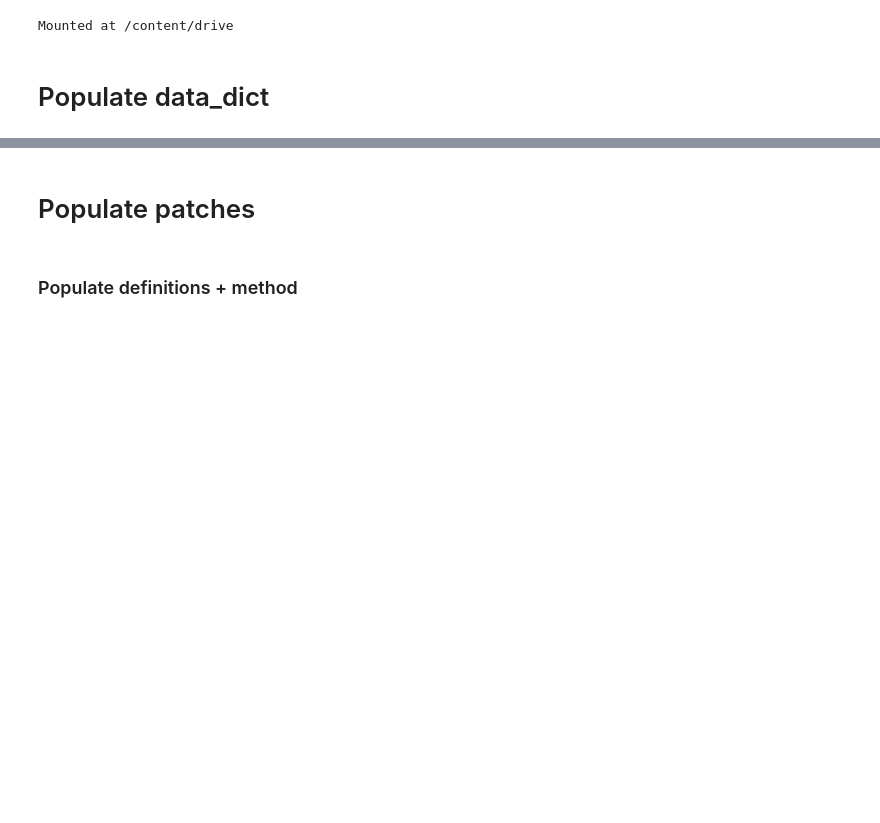
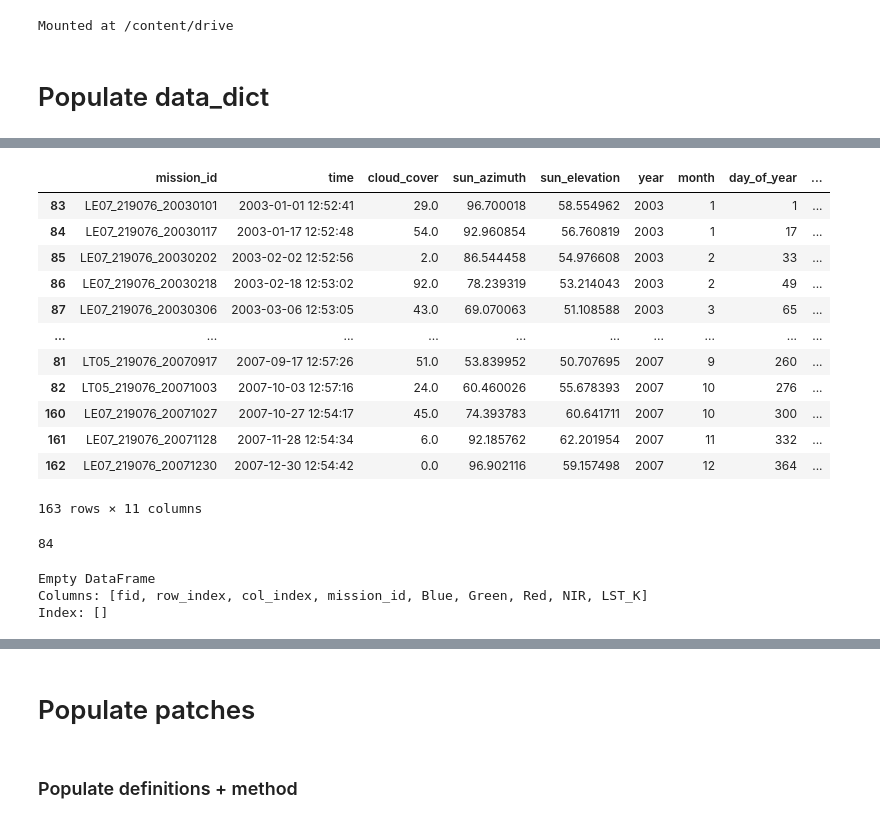
Before and after one commit to thomaslu678/Praxis-Lab-25-26, a Jupyter notebook: clean/16_VIT_No_Test.ipynb, the cells around one changed output, grey strips where cells are left out. Drawn from its saved outputs; the diff is of its cells as text; code cells hidden in the pictures; blank space fills up the shorter version.

```diff
--- a/clean/16_VIT_No_Test.ipynb
+++ b/clean/16_VIT_No_Test.ipynb
@@ -153,0 +727,39 @@ for i in range(num_cases):
+# %%
+metadata
+# %% [output]
+|  | mission_id | time | cloud_cover | sun_azimuth | sun_elevation | year | month | day_of_year | ... |
+| 83 | LE07_219076_20030101 | 2003-01-01 12:52:41 | 29.0 | 96.700018 | 58.554962 | 2003 | 1 | 1 | ... |
+| 84 | LE07_219076_20030117 | 2003-01-17 12:52:48 | 54.0 | 92.960854 | 56.760819 | 2003 | 1 | 17 | ... |
+| 85 | LE07_219076_20030202 | 2003-02-02 12:52:56 | 2.0 | 86.544458 | 54.976608 | 2003 | 2 | 33 | ... |
+| 86 | LE07_219076_20030218 | 2003-02-18 12:53:02 | 92.0 | 78.239319 | 53.214043 | 2003 | 2 | 49 | ... |
+| 87 | LE07_219076_20030306 | 2003-03-06 12:53:05 | 43.0 | 69.070063 | 51.108588 | 2003 | 3 | 65 | ... |
+| ... | ... | ... | ... | ... | ... | ... | ... | ... | ... |
+| 81 | LT05_219076_20070917 | 2007-09-17 12:57:26 | 51.0 | 53.839952 | 50.707695 | 2007 | 9 | 260 | ... |
+| 82 | LT05_219076_20071003 | 2007-10-03 12:57:16 | 24.0 | 60.460026 | 55.678393 | 2007 | 10 | 276 | ... |
+| 160 | LE07_219076_20071027 | 2007-10-27 12:54:17 | 45.0 | 74.393783 | 60.641711 | 2007 | 10 | 300 | ... |
+| 161 | LE07_219076_20071128 | 2007-11-28 12:54:34 | 6.0 | 92.185762 | 62.201954 | 2007 | 11 | 332 | ... |
+| 162 | LE07_219076_20071230 | 2007-12-30 12:54:42 | 0.0 | 96.902116 | 59.157498 | 2007 | 12 | 364 | ... |
+163 rows × 11 columns
+# %%
+count = 0
+for select_mission in metadata['mission_id']:
+    fetch_df = data[(data['fid'].isin(data_dict[case_id]['index_patches'][1000].flatten())) & (data['mission_id'] == select_mission)]
+    if(len(fetch_df) == 25):
+        count += 1
+print(count)
+# %% [output]
+84
+# %%
+for mission in metadata['mission_id']:
+    invalid = False
+
+    # only checking patch 1
+    fetch_df = data[(data['fid'].isin(data_dict[case_id]['index_patches'][0].flatten())) & (data['mission_id'] == mission)]
+    print(fetch_df)
+    empty = fetch_df.empty
+
+    break
+# %% [output]
+Empty DataFrame
+Columns: [fid, row_index, col_index, mission_id, Blue, Green, Red, NIR, LST_K]
+Index: []
```
Also changed, not shown: parts of 14 cells of this notebook.
